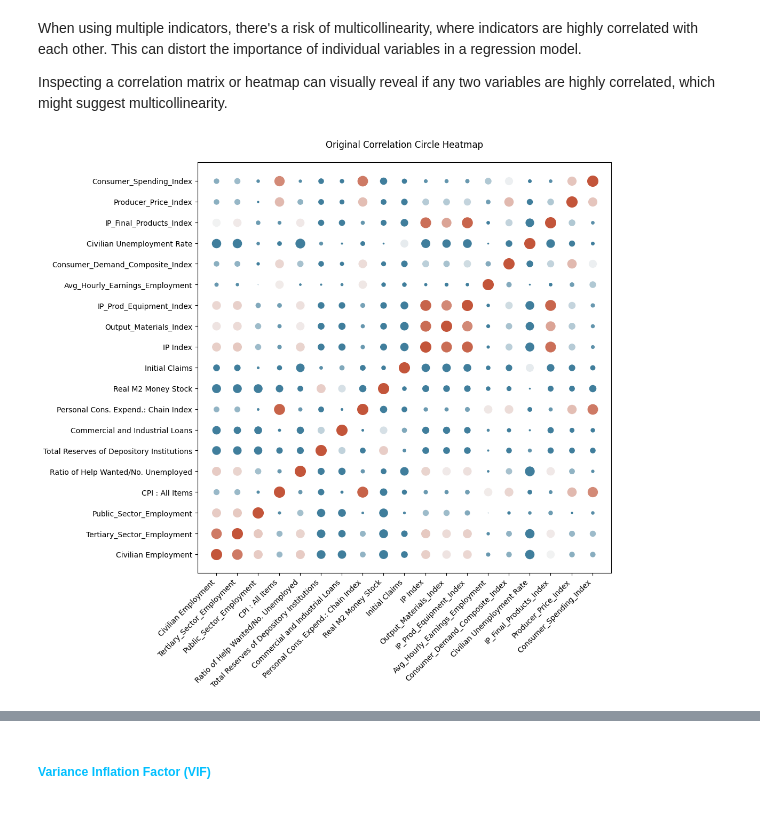
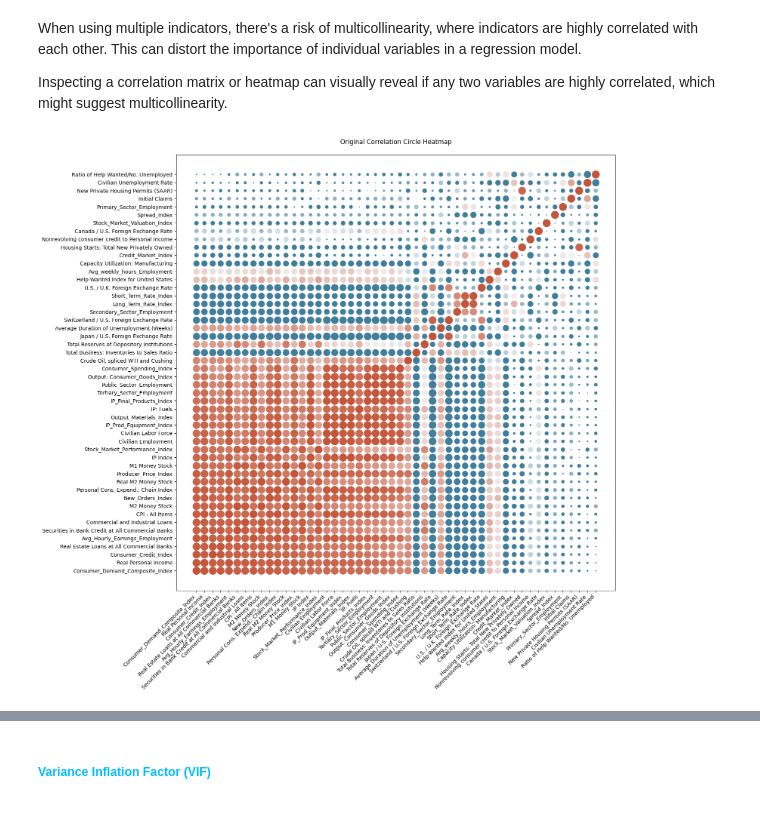
Before and after one commit to janjannagtegaal/NowCasting-M1, a Jupyter notebook: [2]M1_Analysis.ipynb, the cells around one changed output, grey strips where cells are left out. Cells and saved outputs as stored; diff of their text form; code cells hidden in the pictures.

```diff
--- a/[2]M1_Analysis.ipynb
+++ b/[2]M1_Analysis.ipynb
@@ -231,39 +231,39 @@ def plot_correlation_circle_heatmap(dataset, correlations, top_n=30, fig_title='
     correlation_matrix = dataset[top_indicators].corr()
 
     # Set up the matplotlib figure
-    fig, ax = plt.subplots(figsize=(10, 10))
+    fig, ax = plt.subplots(figsize=(15, 15))
 
     # Generate a colormap
     cmap = sns.diverging_palette(230, 20, as_cmap=True)
 
     # Get the coordinates
     x_coords, y_coords = np.meshgrid(correlation_matrix.columns, correlation_matrix.index)
 
     # Get correlation values for size - scaled for visibility
     sizes = np.abs(correlation_matrix.values.flatten()) * 200
 
     # Get colors based on correlation values
     colors = [cmap(val) for val in correlation_matrix.values.flatten()]
 
     # Create the bubble heatmap
     for (x, y), size, color in zip(np.c_[x_coords.ravel(), y_coords.ravel()], sizes, colors):
         ax.scatter(x, y, s=size, c=[color])
 
     # Improve layout
     ax.set_xticks(np.arange(len(correlation_matrix.columns)))
     ax.set_yticks(np.arange(len(correlation_matrix.index)))
     ax.set_xticklabels(correlation_matrix.columns)
     ax.set_yticklabels(correlation_matrix.index)
     plt.xticks(rotation=45, ha='right')
     plt.yticks(rotation=0)
     ax.set_title(fig_title, pad=20)
 
     plt.show()
 
 # Example usage with the original correlations
-plot_correlation_circle_heatmap(joined_dataset, top_correlations, top_n=20, fig_title='Original Correlation Circle Heatmap')
+plot_correlation_circle_heatmap(joined_dataset, top_correlations, top_n=100, fig_title='Original Correlation Circle Heatmap')
 # %% [output]
-[figure, old version]
+[figure, new version]
 # %%
 refined_dataset = joined_dataset.copy()
 
```
Also changed, not shown: parts of 13 cells of this notebook, 4 other files.
